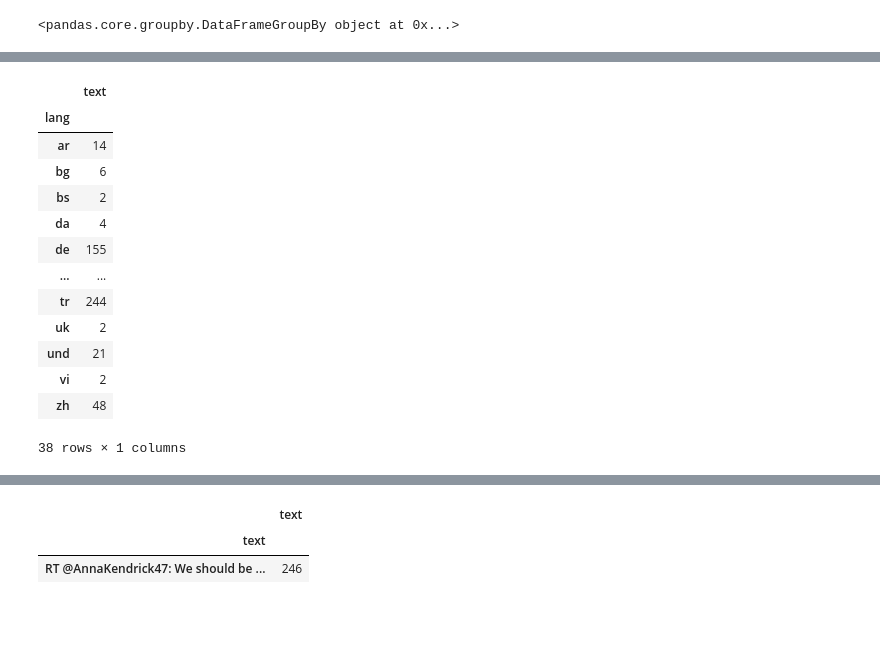
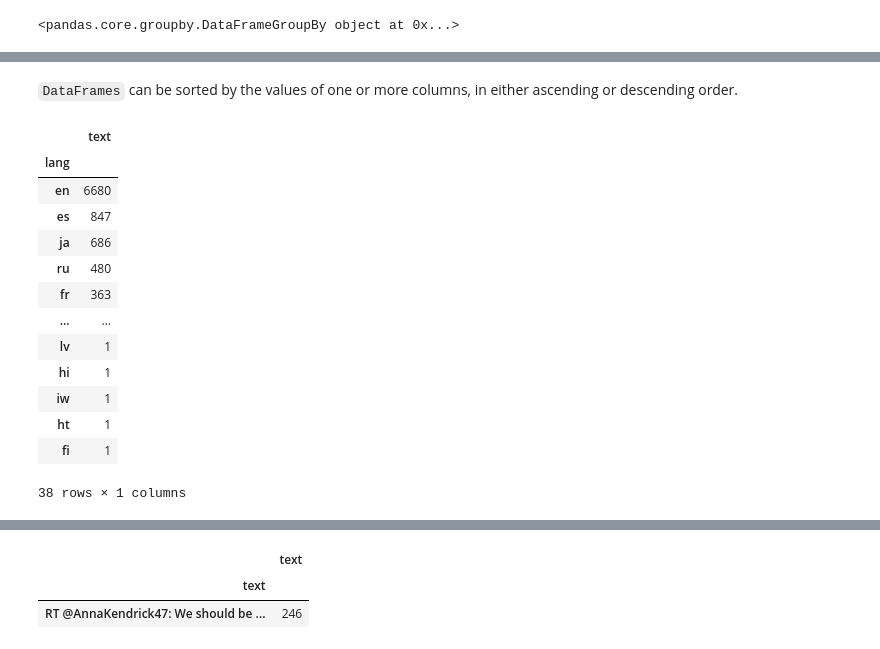
Before and after one commit to sul-cidr/python_workshops, a Jupyter notebook: data_manipulation_filled.ipynb, the cells around one changed output, grey strips where cells are left out. Saved outputs shown, nothing was run; the diff lists cells and outputs as text; code cells hidden in the pictures; blank space fills up the shorter version.

Commit message:
Updating data manipulation notebooks

```diff
--- a/data_manipulation_filled.ipynb
+++ b/data_manipulation_filled.ipynb
@@ -462,0 +427,7 @@ One of the most basic operations you can do with data is counting. Let's try to
+# %%
+def count_links(text):
+    links = text.split(",")
+    count = len(links)
+    return count
+
+df["urls"].apply(count_links)  # urls are separated by comma
@@ -595,0 +526,3 @@ dtype: int64
+# %%
+df["urls_count"] = df["urls"].apply(count_links)
+df[["urls", "urls_count"]]
@@ -595,0 +564,4 @@ dtype: int64
+# %%
+# Write your code here
+df["length"] = df["text"].apply(lambda x: len(x))
+df[df["length"] == 140][["text"]]
@@ -605,3 +608,12 @@ df.groupby("lang")
 df.groupby("lang")[["text"]]  # no computation is made yet!
 # %% [output]
 <pandas.core.groupby.DataFrameGroupBy object at 0x...>
+# %%
+def count_nonzero(items):
+    total = 0
+    for item in items:
+        if item != 0:
+            total += 1
+    return total
+
+df.groupby("lang")[["text"]].aggregate(count_nonzero)
@@ -608,17 +635,20 @@ df.groupby("lang")[["text"]]  # no computation is made yet!
+# %% [markdown]
+`DataFrames` can be sorted by the values of one or more columns, in either ascending or descending order.
 # %%
-df.groupby("lang")[["text"]].aggregate(np.count_nonzero)
+aggregated = df.groupby("lang")[["text"]].aggregate(count_nonzero)
+aggregated.sort_values("text", ascending=False)
 # %% [output]
 |  | text |
 | lang |  |
-| ar | 14 |
-| bg | 6 |
-| bs | 2 |
-| da | 4 |
-| de | 155 |
+| en | 6680 |
+| es | 847 |
+| ja | 686 |
+| ru | 480 |
+| fr | 363 |
 | ... | ... |
-| tr | 244 |
-| uk | 2 |
-| und | 21 |
-| vi | 2 |
-| zh | 48 |
+| lv | 1 |
+| hi | 1 |
+| iw | 1 |
+| ht | 1 |
+| fi | 1 |
 38 rows × 1 columns
```
Also changed, not shown: parts of 162 cells of this notebook, 1 other file.
